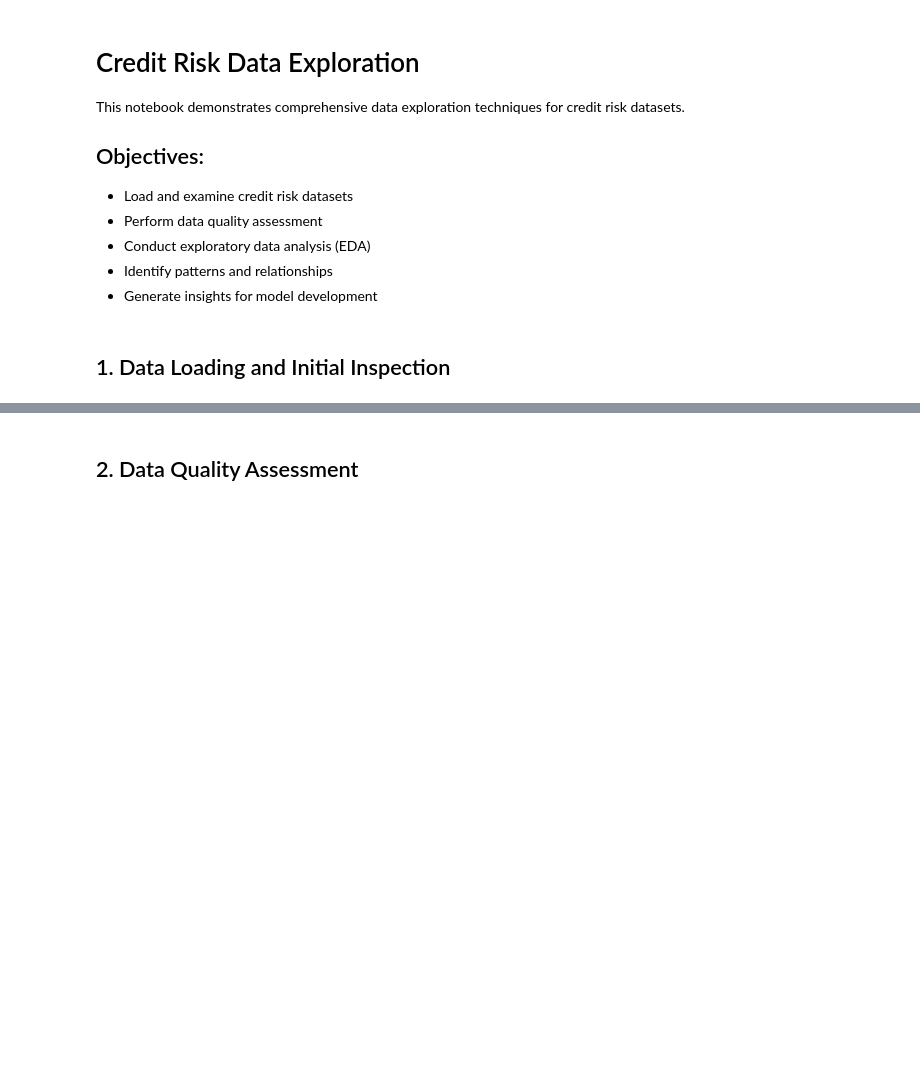
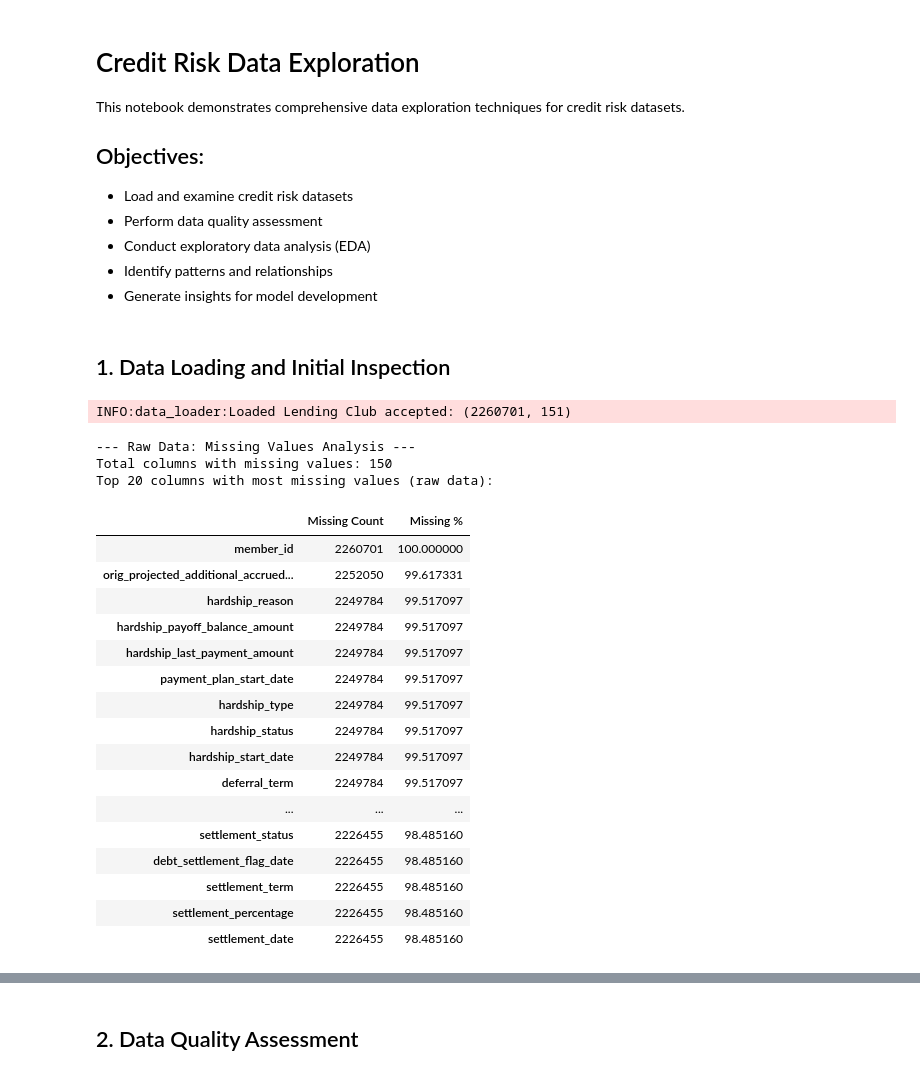
Before and after one commit to xiaoxu-zhao/risk-management, a Jupyter notebook: notebooks/01_data_exploration.ipynb, the cells around one changed output, grey strips where cells are left out. Saved outputs shown, nothing was run; the diff lists cells and outputs as text; code cells hidden in the pictures; blank space fills up the shorter version.

Commit message:
updated reading data and aanalyzing the data part

```diff
--- a/notebooks/01_data_exploration.ipynb
+++ b/notebooks/01_data_exploration.ipynb
@@ -50,0 +37,42 @@ print(f"\nColumn names: {list(df.columns)}")
+# %%
+# Initialize data loader
+lc_dir = r"../data/"
+loader = CreditDataLoader(data_path=lc_dir)
+
+# The loader will find the 'accepted' csv inside the directory
+datasets = loader.load_lending_club(accepted_only=True)
+accepted_df = datasets['accepted']
+
+print("--- Raw Data: Missing Values Analysis ---")
+raw_missing = accepted_df.isnull().sum()
+raw_missing_pct = (raw_missing / len(accepted_df)) * 100
+missing_df_raw = pd.DataFrame({
+    'Missing Count': raw_missing,
+    'Missing %': raw_missing_pct
+}).sort_values('Missing %', ascending=False)
+
+print(f"Total columns with missing values: {len(missing_df_raw[missing_df_raw['Missing Count'] > 0])}")
+print("Top 20 columns with most missing values (raw data):")
+display(missing_df_raw.head(20))
+# %% [output]
+INFO:data_loader:Loaded Lending Club accepted: (2260701, 151)
+--- Raw Data: Missing Values Analysis ---
+Total columns with missing values: 150
+Top 20 columns with most missing values (raw data):
+|  | Missing Count | Missing % |
+| member_id | 2260701 | 100.000000 |
+| orig_projected_additional_accrued... | 2252050 | 99.617331 |
+| hardship_reason | 2249784 | 99.517097 |
+| hardship_payoff_balance_amount | 2249784 | 99.517097 |
+| hardship_last_payment_amount | 2249784 | 99.517097 |
+| payment_plan_start_date | 2249784 | 99.517097 |
+| hardship_type | 2249784 | 99.517097 |
+| hardship_status | 2249784 | 99.517097 |
+| hardship_start_date | 2249784 | 99.517097 |
+| deferral_term | 2249784 | 99.517097 |
+| ... | ... | ... |
+| settlement_status | 2226455 | 98.485160 |
+| debt_settlement_flag_date | 2226455 | 98.485160 |
+| settlement_term | 2226455 | 98.485160 |
+| settlement_percentage | 2226455 | 98.485160 |
+| settlement_date | 2226455 | 98.485160 |
```
Also changed, not shown: parts of 15 cells of this notebook, 5 other files.
